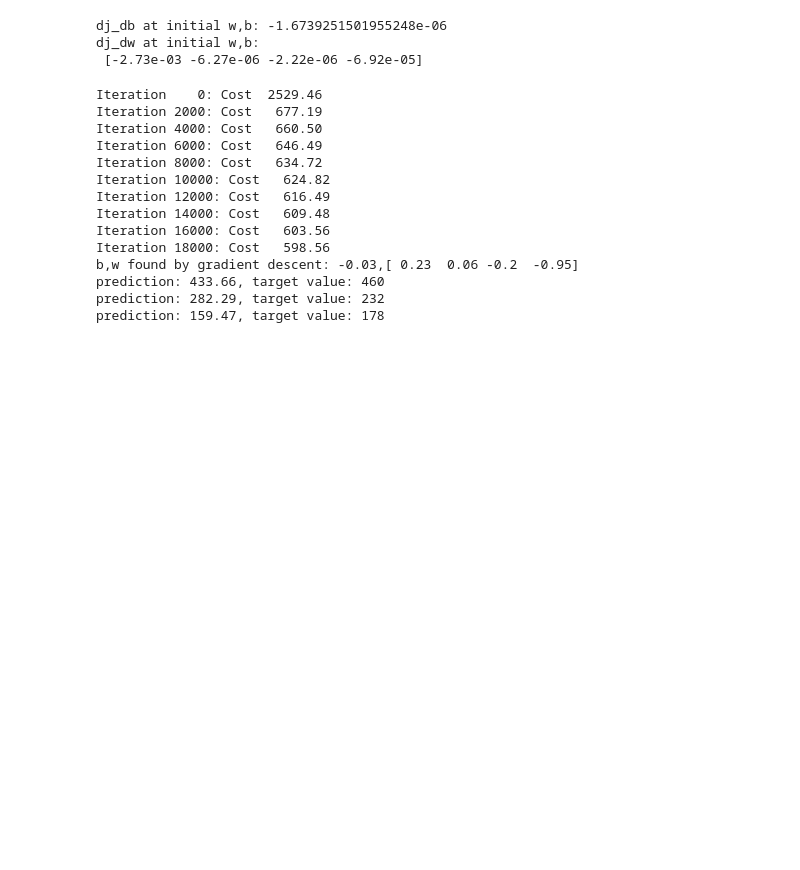
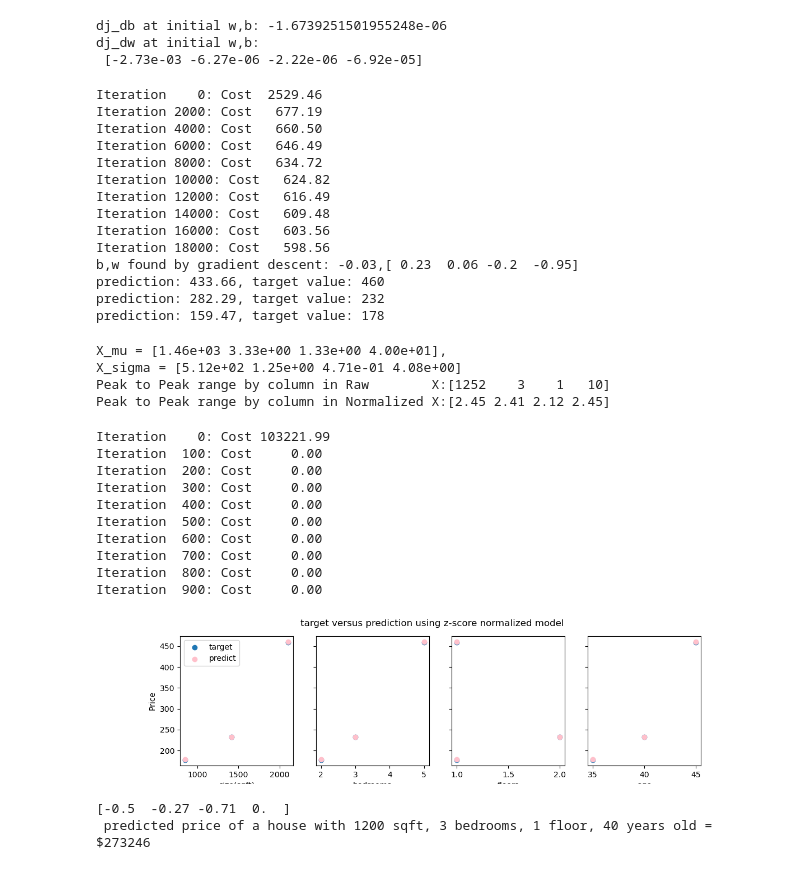
Before and after one commit to yayacodes/Predictigo, a Jupyter notebook: Predictigo.ipynb, the cells around one changed output. Saved outputs shown, nothing was run; the diff lists cells and outputs as text; code cells hidden in the pictures; blank space fills up the shorter version.

```diff
--- a/Predictigo.ipynb
+++ b/Predictigo.ipynb
@@ -197,3 +197,53 @@ def zscore_normalize_features(X):
     X_norm = (X - mu) / sigma
 
     return (X_norm, mu, sigma)
+# %%
+# normalize the original features
+X_norm, X_mu, X_sigma = zscore_normalize_features(X_train)
+print(f"X_mu = {X_mu}, \nX_sigma = {X_sigma}")
+print(f"Peak to Peak range by column in Raw        X:{np.ptp(X_train,axis=0)}")
+print(f"Peak to Peak range by column in Normalized X:{np.ptp(X_norm,axis=0)}")
+# %% [output]
+X_mu = [1.46e+03 3.33e+00 1.33e+00 4.00e+01],
+X_sigma = [5.12e+02 1.25e+00 4.71e-01 4.08e+00]
+Peak to Peak range by column in Raw        X:[1252    3    1   10]
+Peak to Peak range by column in Normalized X:[2.45 2.41 2.12 2.45]
+# %%
+w_norm, b_norm, hist = gradient_descent(X_norm, y_train, w_init, b_init, compute_cost, compute_gradient, 1.0e-1, 1000)
+
+#predict target using normalized features
+m = X_norm.shape[0]
+yp = np.zeros(m)
+for i in range(m):
+    yp[i] = np.dot(X_norm[i], w_norm) + b_norm
+
+    # plot predictions and targets versus original features
+fig,ax=plt.subplots(1,4,figsize=(12, 3),sharey=True)
+for i in range(len(ax)):
+    ax[i].scatter(X_train[:,i],y_train, label = 'target')
+    ax[i].set_xlabel(X_features[i])
+    ax[i].scatter(X_train[:,i],yp,color='pink', label = 'predict')
+ax[0].set_ylabel("Price"); ax[0].legend();
+fig.suptitle("target versus prediction using z-score normalized model")
+plt.show()
+# %% [output]
+Iteration    0: Cost 103221.99
+Iteration  100: Cost     0.00
+Iteration  200: Cost     0.00
+Iteration  300: Cost     0.00
+Iteration  400: Cost     0.00
+Iteration  500: Cost     0.00
+Iteration  600: Cost     0.00
+Iteration  700: Cost     0.00
+Iteration  800: Cost     0.00
+Iteration  900: Cost     0.00
+[figure, added]
+# %%
+x_house = np.array([1200, 3, 1, 40])
+x_house_norm = (x_house - X_mu) / X_sigma
+print(x_house_norm)
+x_house_predict = np.dot(x_house_norm, w_norm) + b_norm
+print(f" predicted price of a house with 1200 sqft, 3 bedrooms, 1 floor, 40 years old = ${x_house_predict*1000:0.0f}")
+# %% [output]
+[-0.5  -0.27 -0.71  0.  ]
+ predicted price of a house with 1200 sqft, 3 bedrooms, 1 floor, 40 years old = $273246
```
